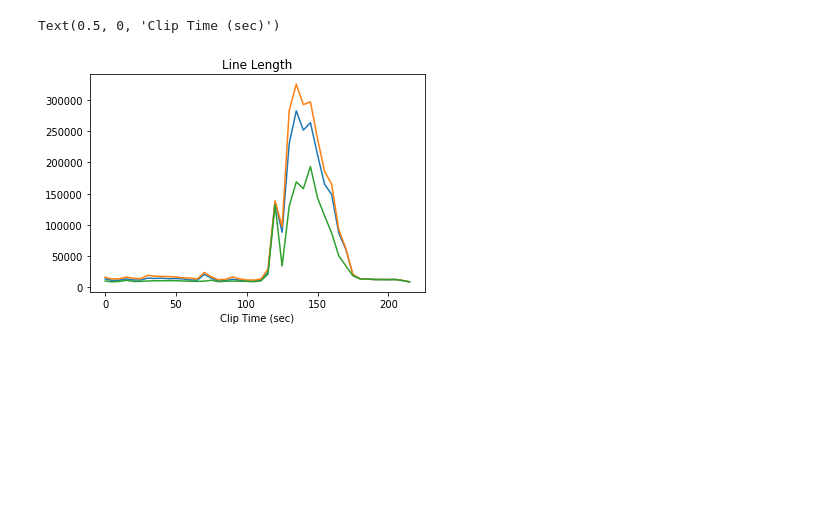
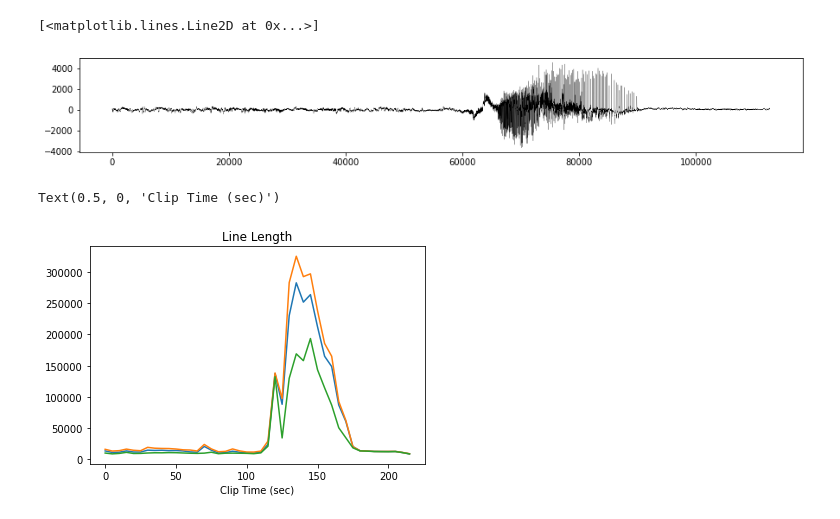
Before and after one commit to sirrus98/ieeg_toy_template, a Jupyter notebook: notebook.ipynb, the cells around one changed output. Saved outputs shown, nothing was run; the diff lists cells and outputs as text; code cells hidden in the pictures; blank space fills up the shorter version.

```diff
--- a/notebook.ipynb
+++ b/notebook.ipynb
@@ -40,3 +39,9 @@ plot_iEEG_data(data,t_sec)
+# %%
+plt.figure(figsize=(15, 2))
+plt.plot(data.loc[:,'LE11'], 'k', linewidth = 0.2)
+# %% [output]
+[<matplotlib.lines.Line2D at 0x...>]
+[figure, added]
 # %%
 win_size_sec = 5
 
```
Also changed, not shown: parts of 1 cell of this notebook, 1 other file.
